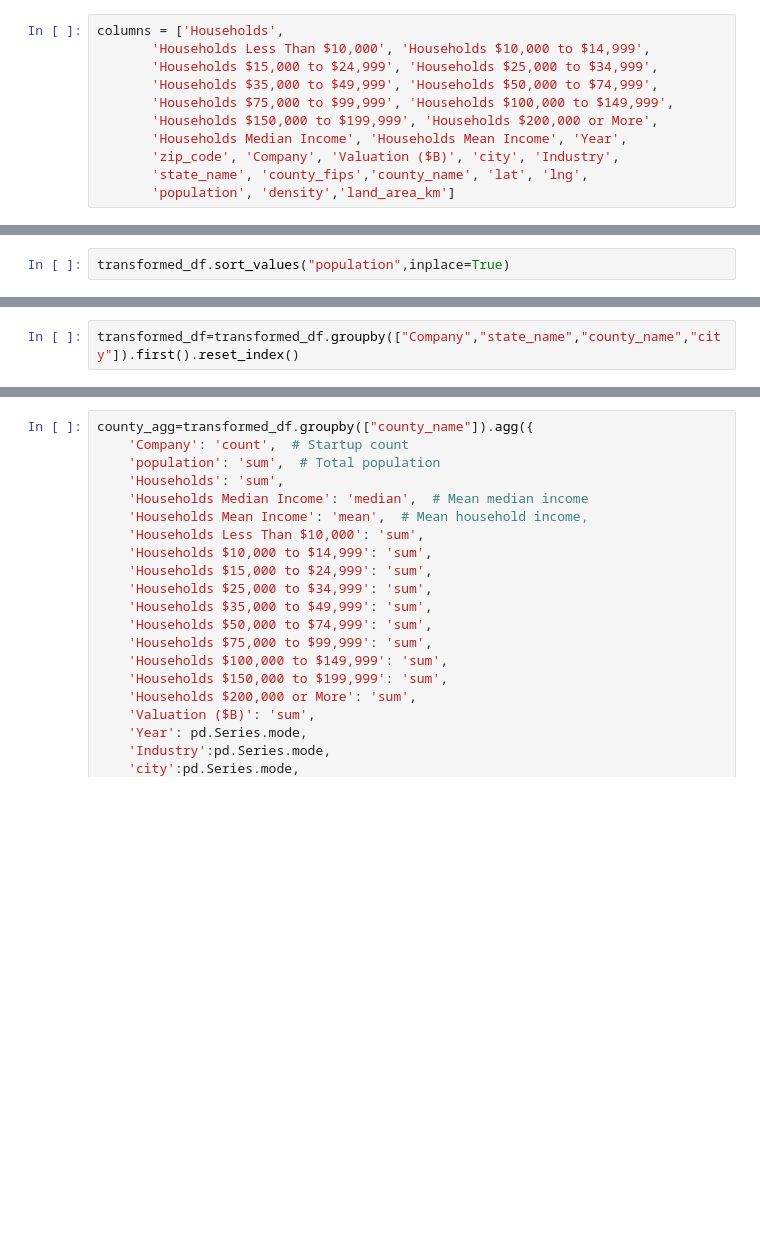
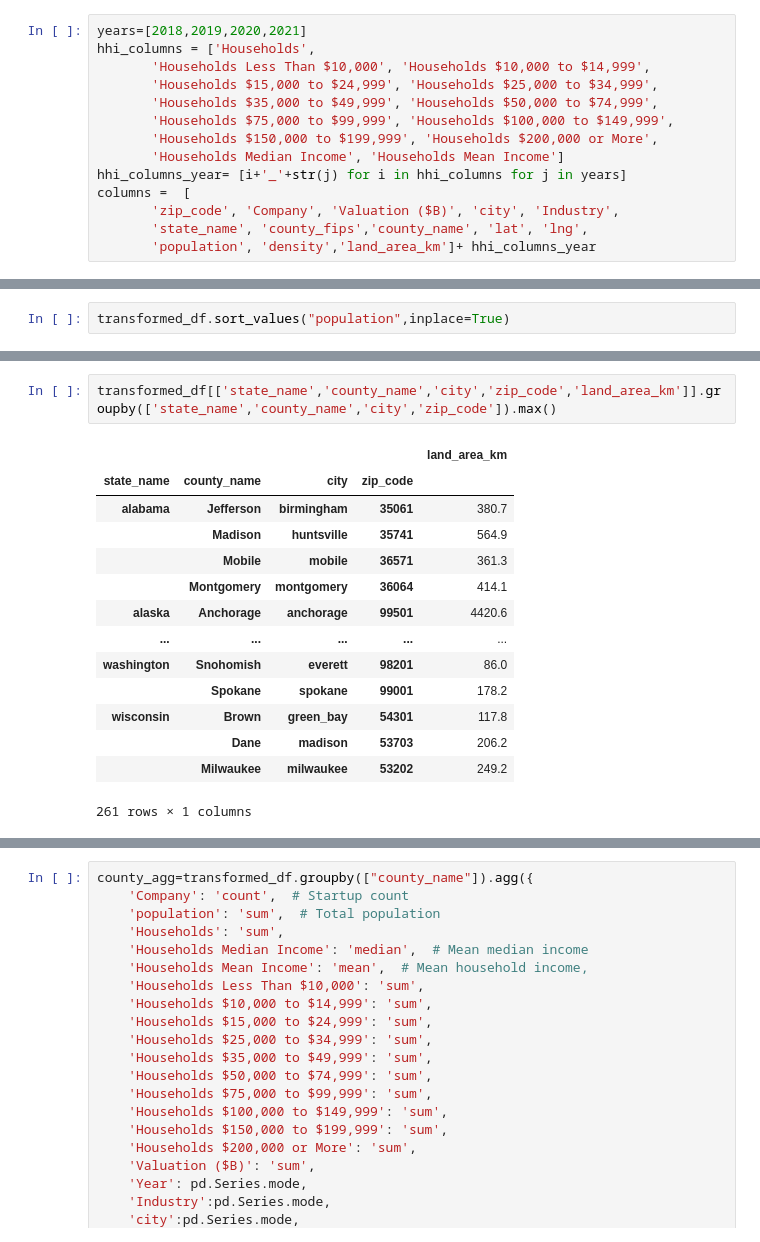
Before and after one commit to nomanarshad94/made-project-ws24, a Jupyter notebook: project/data_exploration.ipynb, the cells around one changed output, grey strips where cells are left out. Drawn from its saved outputs; the diff is of its cells as text; blank space fills up the shorter version.

```diff
--- a/project/data_exploration.ipynb
+++ b/project/data_exploration.ipynb
@@ -1007,14 +1007,17 @@ for i in range(len(SOURCE_FILE_PATHS)):
 # %%
 transformed_df = pd.read_csv("../data/startups_household_income_metropolitan_area.csv")
 # %%
-columns = ['Households',
+years=[2018,2019,2020,2021]
+hhi_columns = ['Households',
        'Households Less Than $10,000', 'Households $10,000 to $14,999',
        'Households $15,000 to $24,999', 'Households $25,000 to $34,999',
        'Households $35,000 to $49,999', 'Households $50,000 to $74,999',
        'Households $75,000 to $99,999', 'Households $100,000 to $149,999',
        'Households $150,000 to $199,999', 'Households $200,000 or More',
-       'Households Median Income', 'Households Mean Income', 'Year',
+       'Households Median Income', 'Households Mean Income']
+hhi_columns_year= [i+'_'+str(j) for i in hhi_columns for j in years]
+columns =  [
        'zip_code', 'Company', 'Valuation ($B)', 'city', 'Industry',
        'state_name', 'county_fips','county_name', 'lat', 'lng',
-       'population', 'density','land_area_km']
+       'population', 'density','land_area_km']+ hhi_columns_year
 # %%
@@ -1054,2 +1061,0 @@ ValueError: Can only compare identically-labeled DataFrame objects
-# %%
-transformed_df=transformed_df.groupby(["Company","state_name","county_name","city"]).first().reset_index()
@@ -1056,3 +1078,20 @@ transformed_df=transformed_df.groupby(["Company","state_name","county_name","cit
+# %%
+transformed_df[['state_name','county_name','city','zip_code','land_area_km']].groupby(['state_name','county_name','city','zip_code']).max()
+# %% [output]
+|  |  |  |  | land_area_km |
+| state_name | county_name | city | zip_code |  |
+| alabama | Jefferson | birmingham | 35061 | 380.7 |
+|  | Madison | huntsville | 35741 | 564.9 |
+|  | Mobile | mobile | 36571 | 361.3 |
+|  | Montgomery | montgomery | 36064 | 414.1 |
+| alaska | Anchorage | anchorage | 99501 | 4420.6 |
+| ... | ... | ... | ... | ... |
+| washington | Snohomish | everett | 98201 | 86.0 |
+|  | Spokane | spokane | 99001 | 178.2 |
+| wisconsin | Brown | green_bay | 54301 | 117.8 |
+|  | Dane | madison | 53703 | 206.2 |
+|  | Milwaukee | milwaukee | 53202 | 249.2 |
+261 rows × 1 columns
 # %%
 city_agg=transformed_df.groupby(["city"]).agg({
     'Company': 'count',  # Startup count
```
Also changed, not shown: parts of 8 cells of this notebook, 2 other files.
